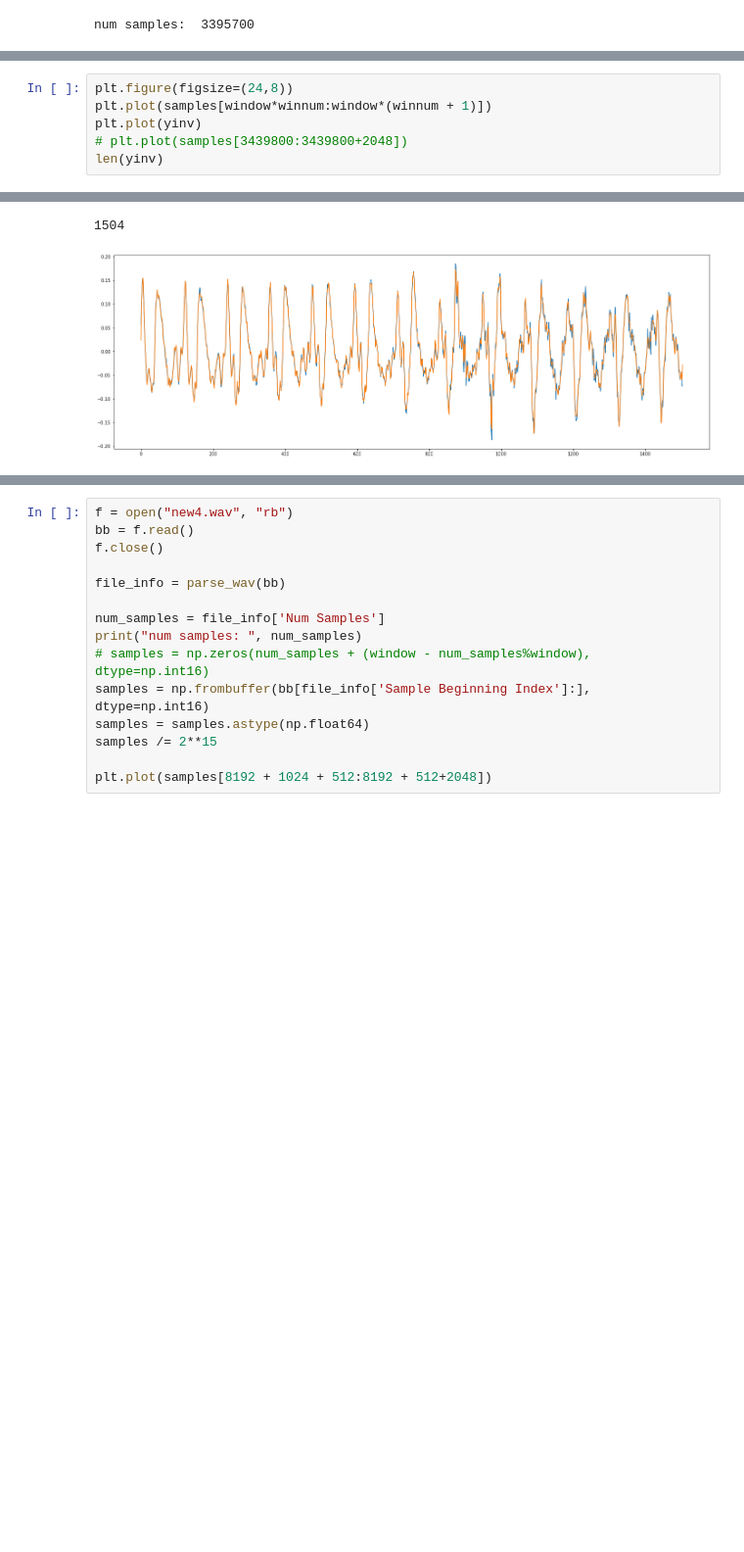
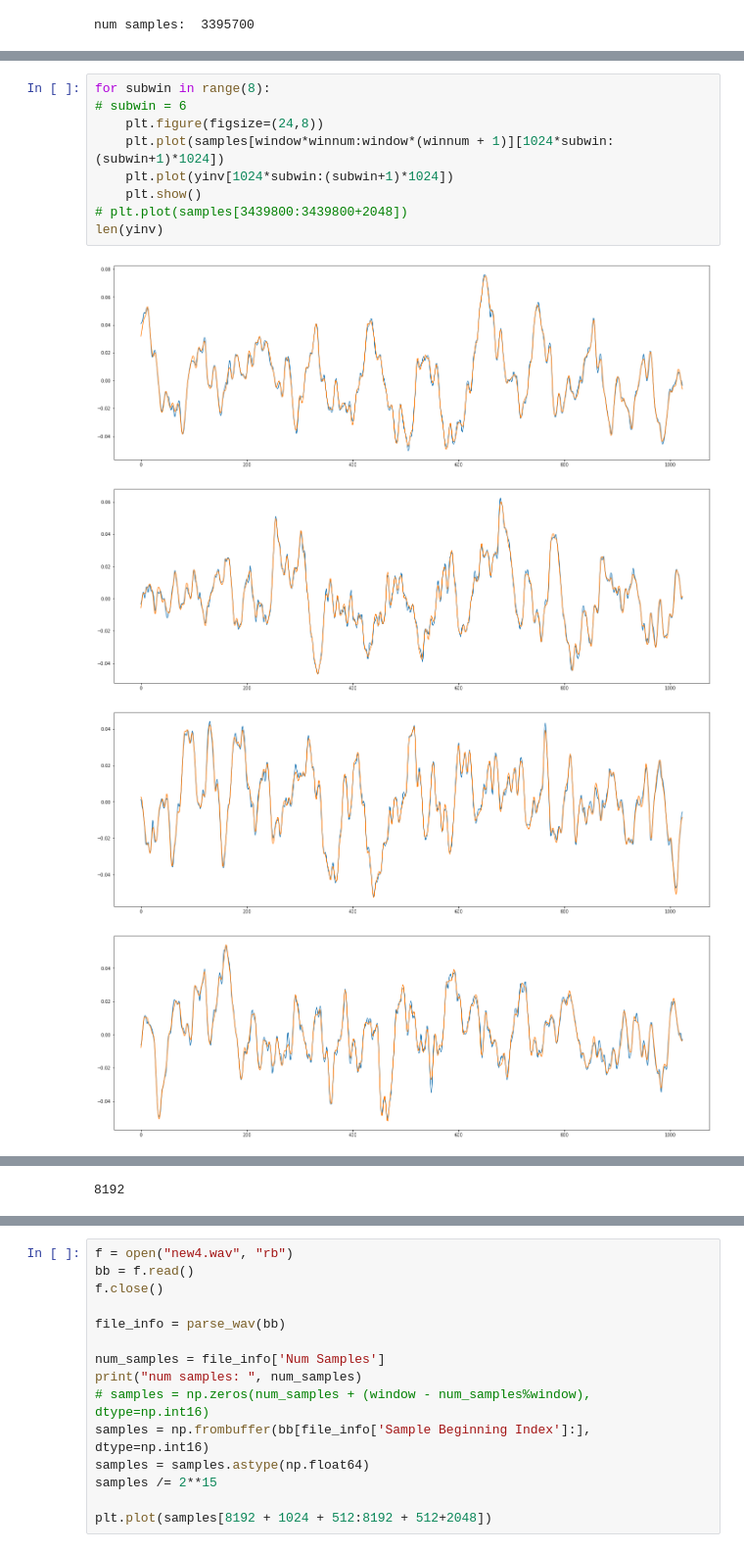
Before and after one commit to amanj120/wav_work, a Jupyter notebook: test.ipynb, the cells around one changed output, grey strips where cells are left out. Shown at 98% size. Saved outputs shown, nothing was run; the diff lists cells and outputs as text; blank space fills up the shorter version.

```diff
--- a/test.ipynb
+++ b/test.ipynb
@@ -420,7 +427,14 @@ final reconstruction:  0.9001741956517479
 # %%
-plt.figure(figsize=(24,8))
-plt.plot(samples[window*winnum:window*(winnum + 1)])
-plt.plot(yinv)
+for subwin in range(8):
+# subwin = 6
+    plt.figure(figsize=(24,8))
+    plt.plot(samples[window*winnum:window*(winnum + 1)][1024*subwin:(subwin+1)*1024])
+    plt.plot(yinv[1024*subwin:(subwin+1)*1024])
+    plt.show()
 # plt.plot(samples[3439800:3439800+2048])
 len(yinv)
 # %% [output]
+[figure, new version]
+[figure, added]
+[figure, added]
+[figure, added]
@@ -427,3 +445,2 @@ len(yinv)
-1504
+8192
-[figure, old version]
 # %%
```
Also changed, not shown: parts of 15 cells of this notebook, 24 other files.
